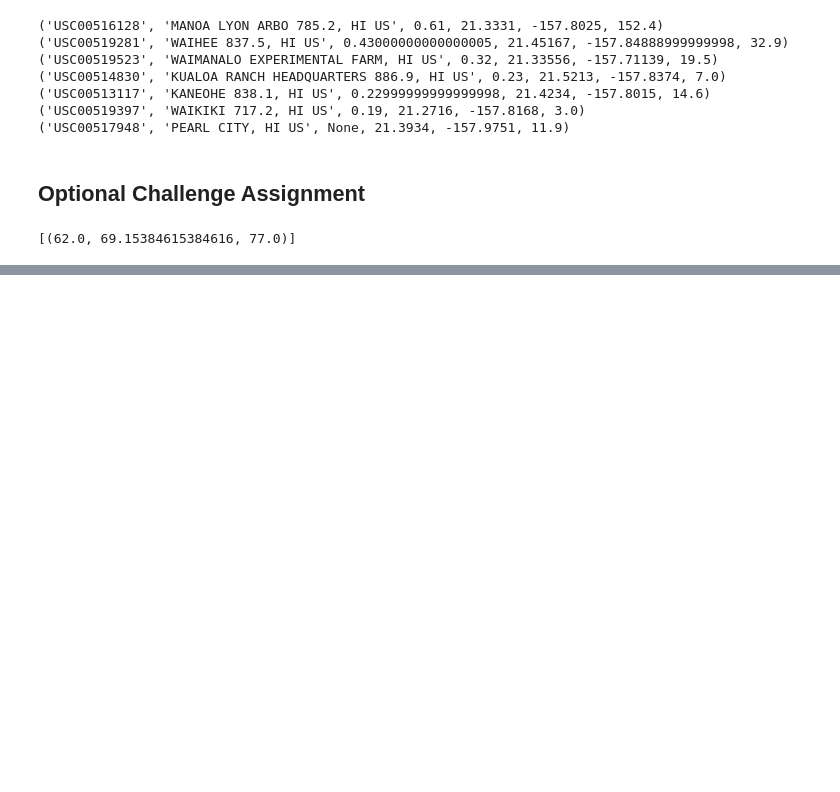
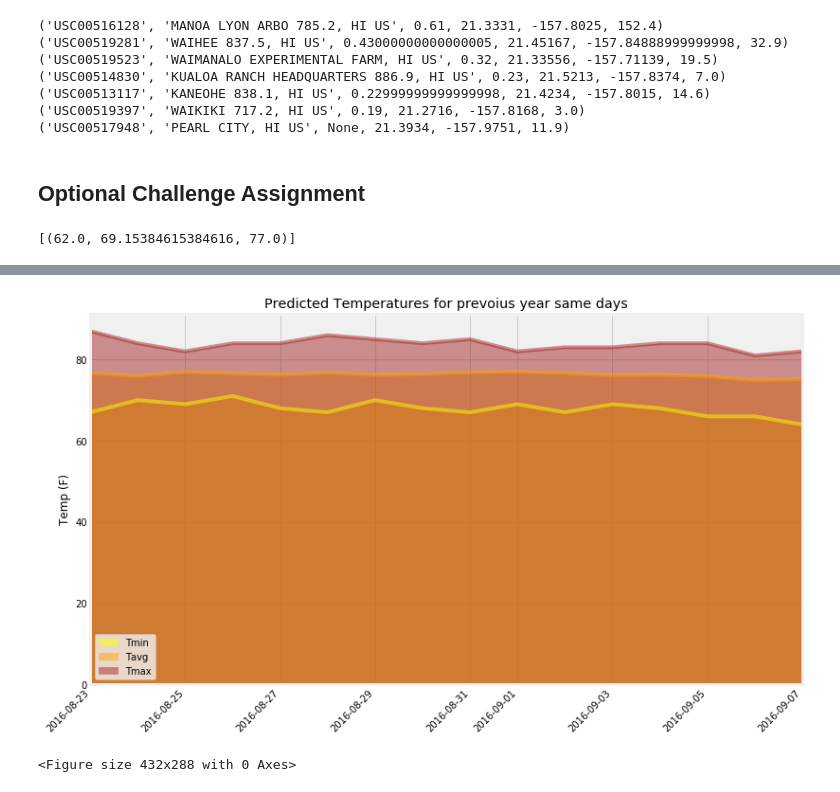
Before and after one commit to JayshreeManiar/Advanced_Data, a Jupyter notebook: climate_starter.ipynb, the cells around one changed output, grey strips where cells are left out. Saved outputs shown, nothing was run; the diff lists cells and outputs as text; code cells hidden in the pictures; blank space fills up the shorter version.

```diff
--- a/climate_starter.ipynb
+++ b/climate_starter.ipynb
@@ -347,0 +379,12 @@ daily_normals("01-01")
+# %%
+# Load the previous query results into a Pandas DataFrame and add the `trip_dates` range as the `date` index
+# Load the previous query results into a Pandas DataFrame and add the `trip_dates` range as the `date` index
+normals_df = pd.DataFrame(normals, columns = ['Tmin', 'Tavg', 'Tmax'])
+
+#make the trip dates the index
+normals_df['Date'] = trip_dates
+normals_df = normals_df.set_index('Date')
+normals_df
+#normals_df =pd.to_datetime(normals_df , errors = 'coerce')
+
+# Plot the daily normals as an area plot with `stacked=False`
@@ -347,0 +410,15 @@ daily_normals("01-01")
+# %%
+# Plot the daily normals as an area plot with `stacked=False`
+#make an area plot for the predicted temps
+normals_df.plot(kind='area', figsize=(12,8), stacked=False, x_compat=True, color=colors, title='Predicted Temperatures for prevoius year same days', rot=45)
+#make a colors list
+colors = ['yellow','orange', 'brown']
+#make the labels
+plt.xlabel('')
+plt.ylabel('Temp (F)')
+
+plt.show()
+plt.savefig('Predicted Temperatures for prevoius year same days')
+# %% [output]
+[figure, added]
+<Figure size 432x288 with 0 Axes>
```
Also changed, not shown: parts of 5 cells of this notebook.
